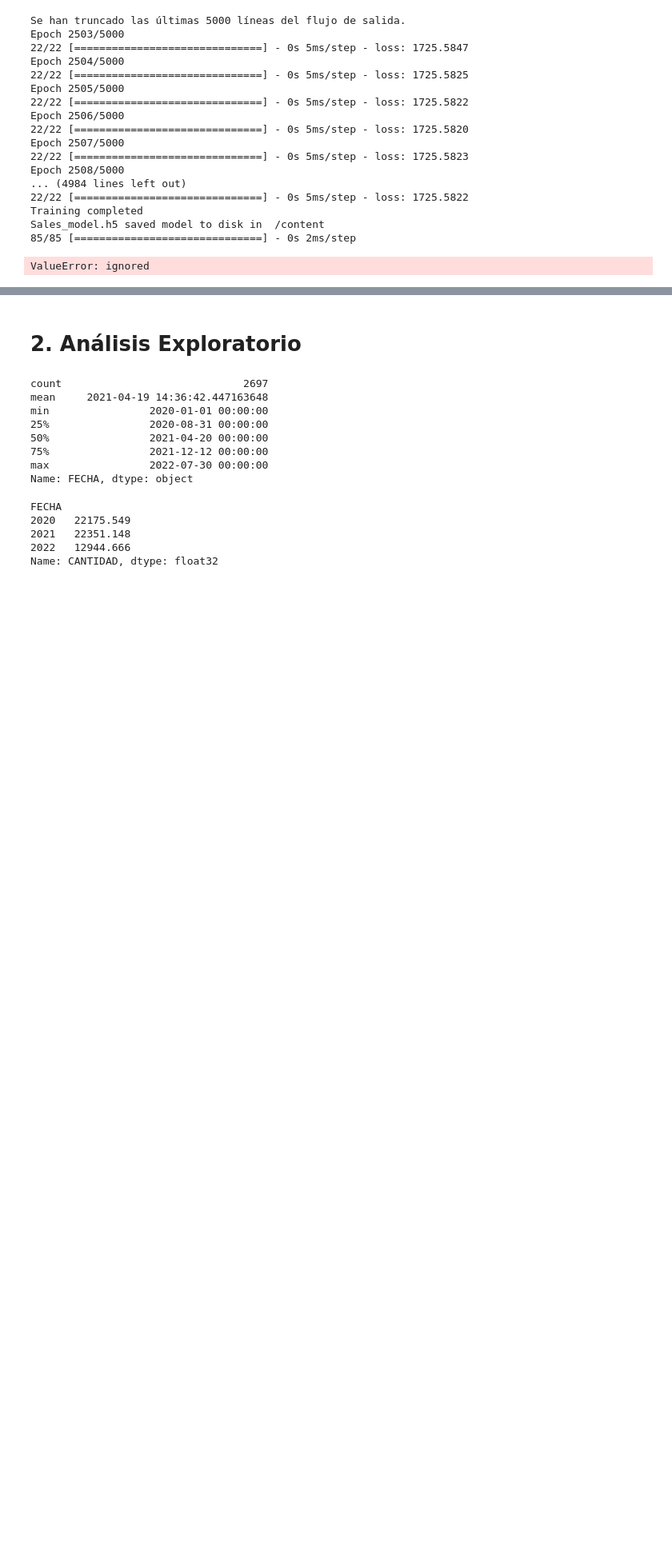
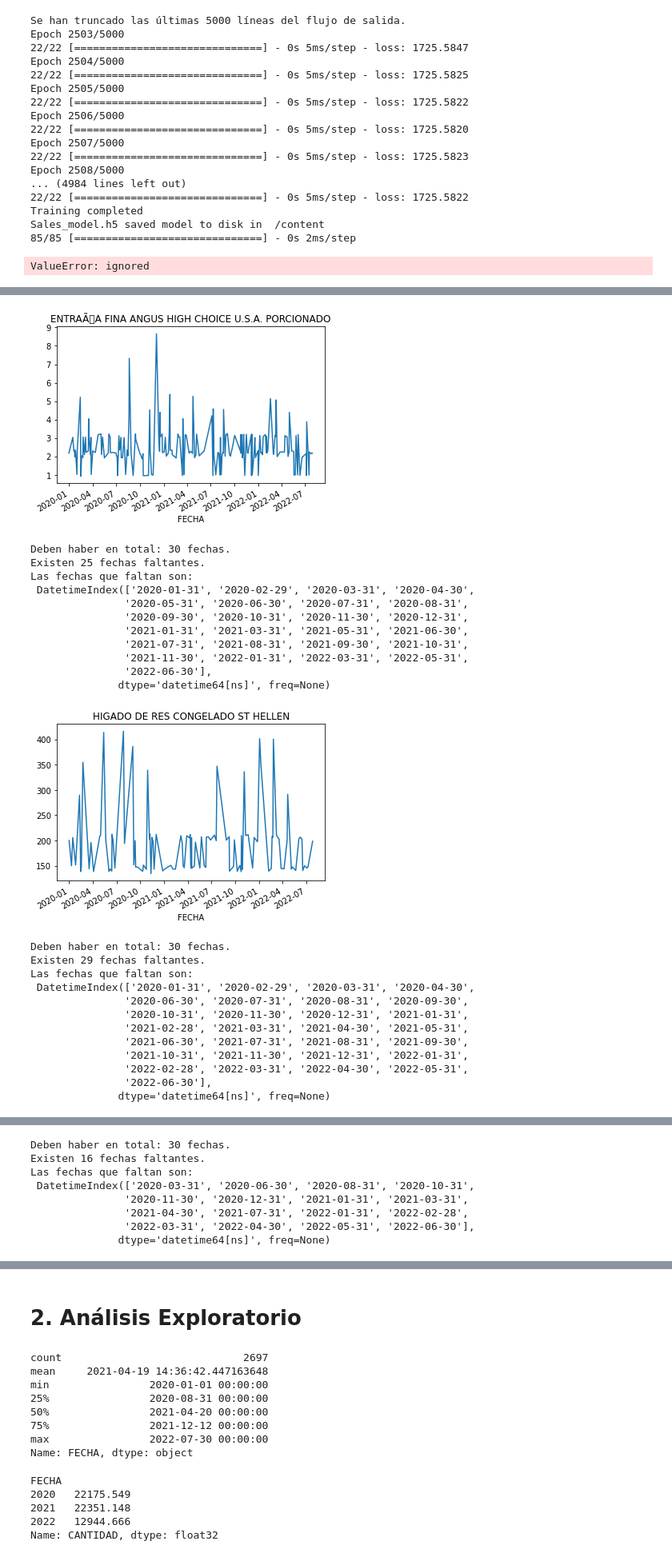
Before and after one commit to rdcn93/UPC_PI2_Model, a Jupyter notebook: UPC_PI2_Modelo.ipynb, the cells around one changed output, grey strips where cells are left out. Shown at 80% size. Saved outputs shown, nothing was run; the diff lists cells and outputs as text; code cells hidden in the pictures; blank space fills up the shorter version.

```diff
--- a/UPC_PI2_Modelo.ipynb
+++ b/UPC_PI2_Modelo.ipynb
@@ -1244,0 +1220,34 @@ train.loc[train.CANTIDAD<0,:]
+# %%
+for prod in data["PRODUCTO"].unique():
+  data2 = data.loc[data["PRODUCTO"] == prod,:]
+  df_ventas_day = data2.groupby(["FECHA"]).sum()
+  df_ventas_day["CANTIDAD"].plot()
+  plt.title(prod)
+  plt.show()
+  get_fechas_faltantes(df_ventas_day.index	, data.FECHA.min(), data.FECHA.max(), freq = "M")
+# %% [output]
+[figure, added]
+Deben haber en total: 30 fechas.
+Existen 25 fechas faltantes.
+Las fechas que faltan son:
+ DatetimeIndex(['2020-01-31', '2020-02-29', '2020-03-31', '2020-04-30',
+               '2020-05-31', '2020-06-30', '2020-07-31', '2020-08-31',
+               '2020-09-30', '2020-10-31', '2020-11-30', '2020-12-31',
+               '2021-01-31', '2021-03-31', '2021-05-31', '2021-06-30',
+               '2021-07-31', '2021-08-31', '2021-09-30', '2021-10-31',
+               '2021-11-30', '2022-01-31', '2022-03-31', '2022-05-31',
+               '2022-06-30'],
+              dtype='datetime64[ns]', freq=None)
+[figure, added]
+Deben haber en total: 30 fechas.
+Existen 29 fechas faltantes.
+Las fechas que faltan son:
+ DatetimeIndex(['2020-01-31', '2020-02-29', '2020-03-31', '2020-04-30',
+               '2020-06-30', '2020-07-31', '2020-08-31', '2020-09-30',
+               '2020-10-31', '2020-11-30', '2020-12-31', '2021-01-31',
+               '2021-02-28', '2021-03-31', '2021-04-30', '2021-05-31',
+               '2021-06-30', '2021-07-31', '2021-08-31', '2021-09-30',
+               '2021-10-31', '2021-11-30', '2021-12-31', '2022-01-31',
+               '2022-02-28', '2022-03-31', '2022-04-30', '2022-05-31',
+               '2022-06-30'],
+              dtype='datetime64[ns]', freq=None)
@@ -1244,0 +1267,8 @@ train.loc[train.CANTIDAD<0,:]
+Deben haber en total: 30 fechas.
+Existen 16 fechas faltantes.
+Las fechas que faltan son:
+ DatetimeIndex(['2020-03-31', '2020-06-30', '2020-08-31', '2020-10-31',
+               '2020-11-30', '2020-12-31', '2021-01-31', '2021-03-31',
+               '2021-04-30', '2021-07-31', '2022-01-31', '2022-02-28',
+               '2022-03-31', '2022-04-30', '2022-05-31', '2022-06-30'],
+              dtype='datetime64[ns]', freq=None)
```
Also changed, not shown: parts of 51 cells of this notebook.
